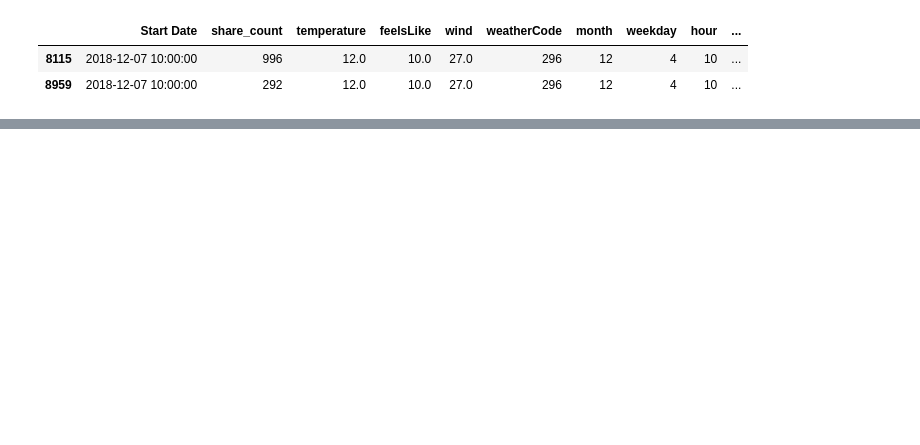
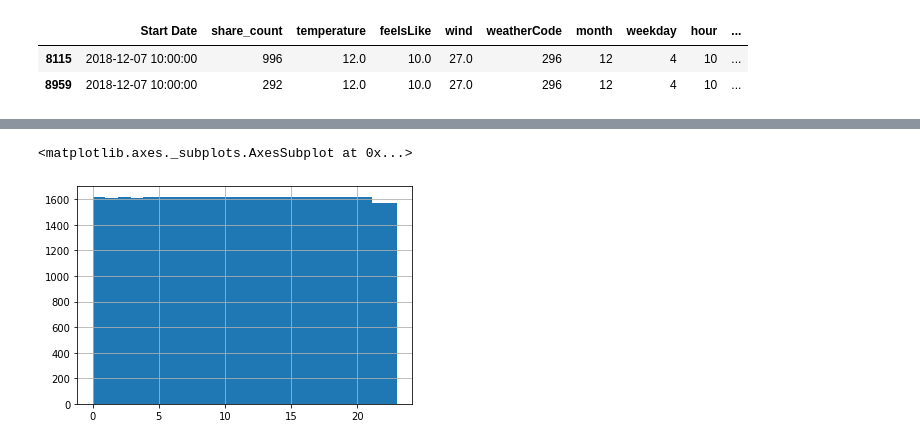
Before and after one commit to Krismix1/data-science-mandatory-2, a Jupyter notebook: model.ipynb, the cells around one changed output, grey strips where cells are left out. Saved outputs shown, nothing was run; the diff lists cells and outputs as text; code cells hidden in the pictures; blank space fills up the shorter version.

```diff
--- a/model.ipynb
+++ b/model.ipynb
@@ -149,0 +211,5 @@ bike_share_df[bike_share_df['Start Date'] == '2018-12-07 10:00:00']
+# %%
+bike_share_df['hour'].hist(bins=24)
+# %% [output]
+<matplotlib.axes._subplots.AxesSubplot at 0x...>
+[figure, added]
```
Also changed, not shown: parts of 19 cells of this notebook, 5 other files.
